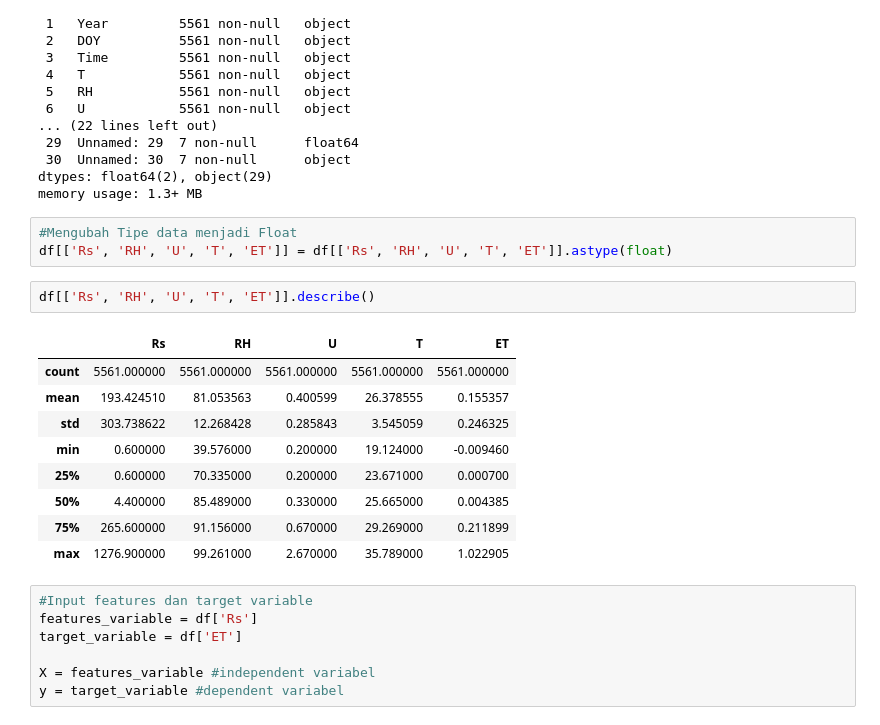
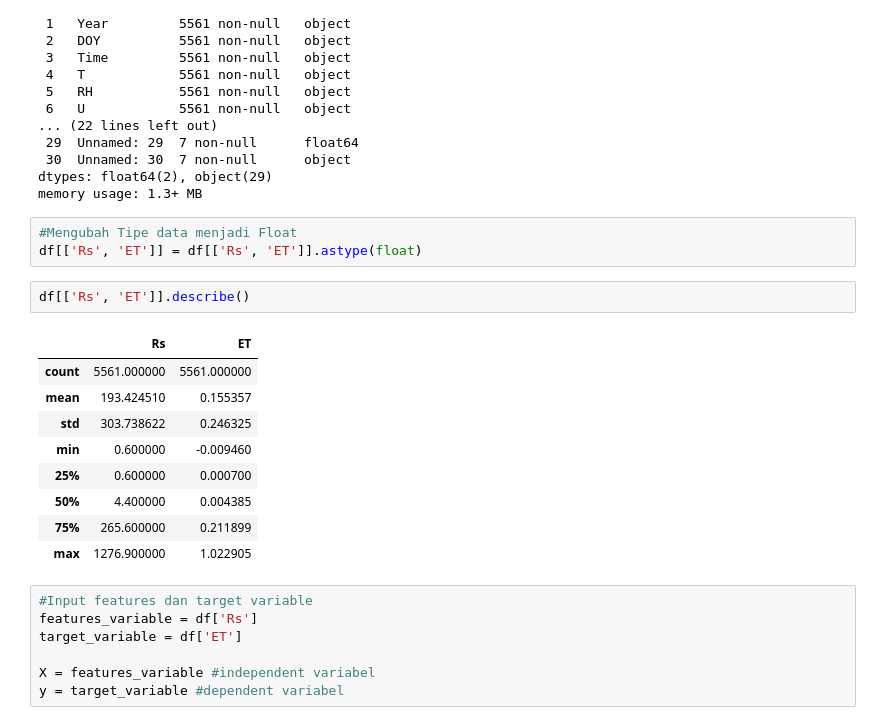
Before and after one commit to Aprilianiput21/TA_Model-ETp, a Jupyter notebook: BP_Tungkub_Rs_.ipynb, the cells around one changed output. Saved outputs shown, nothing was run; the diff lists cells and outputs as text.

```diff
--- a/BP_Tungkub_Rs_.ipynb
+++ b/BP_Tungkub_Rs_.ipynb
@@ -42,19 +42,19 @@ dtypes: float64(2), object(29)
 memory usage: 1.3+ MB
 # %%
 #Mengubah Tipe data menjadi Float
-df[['Rs', 'RH', 'U', 'T', 'ET']] = df[['Rs', 'RH', 'U', 'T', 'ET']].astype(float)
+df[['Rs', 'ET']] = df[['Rs', 'ET']].astype(float)
 # %%
-df[['Rs', 'RH', 'U', 'T', 'ET']].describe()
+df[['Rs', 'ET']].describe()
 # %% [output]
-|  | Rs | RH | U | T | ET |
-| count | 5561.000000 | 5561.000000 | 5561.000000 | 5561.000000 | 5561.000000 |
-| mean | 193.424510 | 81.053563 | 0.400599 | 26.378555 | 0.155357 |
-| std | 303.738622 | 12.268428 | 0.285843 | 3.545059 | 0.246325 |
-| min | 0.600000 | 39.576000 | 0.200000 | 19.124000 | -0.009460 |
-| 25% | 0.600000 | 70.335000 | 0.200000 | 23.671000 | 0.000700 |
-| 50% | 4.400000 | 85.489000 | 0.330000 | 25.665000 | 0.004385 |
-| 75% | 265.600000 | 91.156000 | 0.670000 | 29.269000 | 0.211899 |
-| max | 1276.900000 | 99.261000 | 2.670000 | 35.789000 | 1.022905 |
+|  | Rs | ET |
+| count | 5561.000000 | 5561.000000 |
+| mean | 193.424510 | 0.155357 |
+| std | 303.738622 | 0.246325 |
+| min | 0.600000 | -0.009460 |
+| 25% | 0.600000 | 0.000700 |
+| 50% | 4.400000 | 0.004385 |
+| 75% | 265.600000 | 0.211899 |
+| max | 1276.900000 | 1.022905 |
 # %%
 #Input features dan target variable
 features_variable = df['Rs']
```
Also changed, not shown: parts of 24 cells of this notebook.
